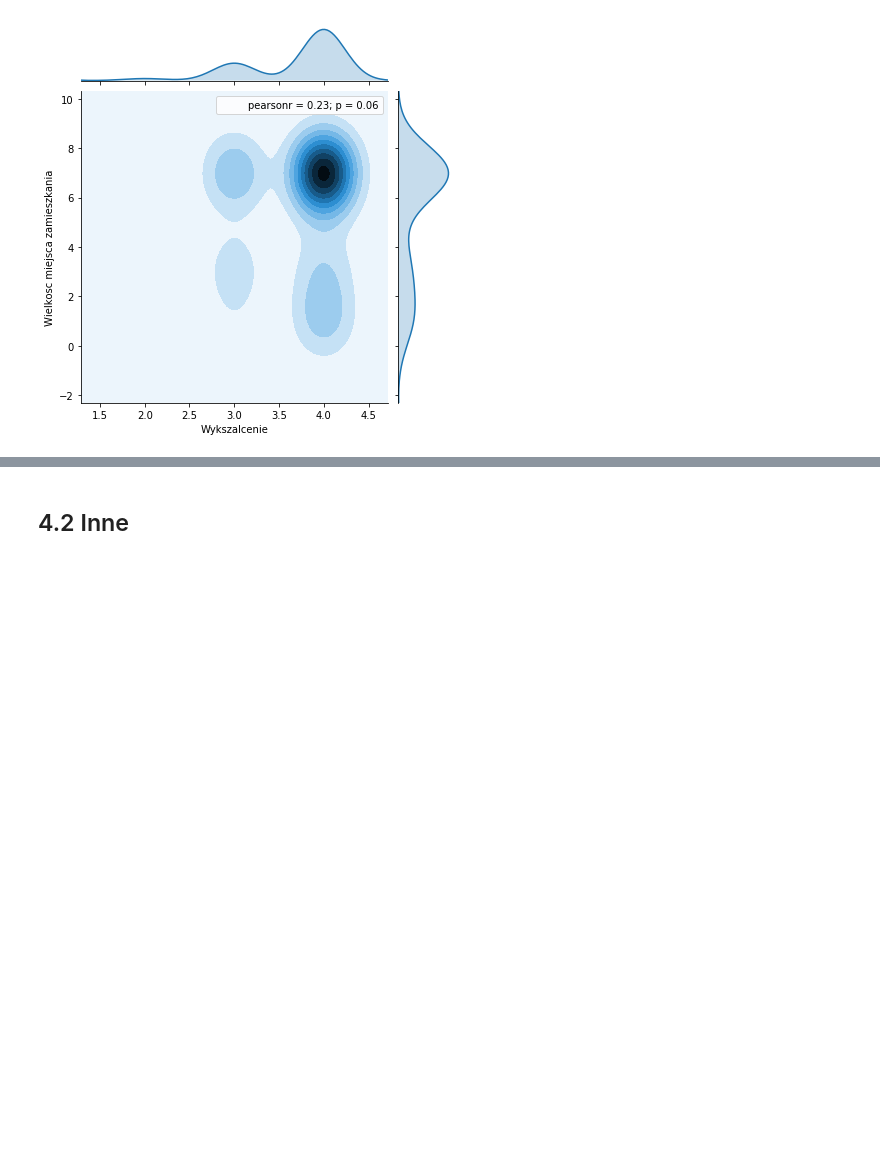
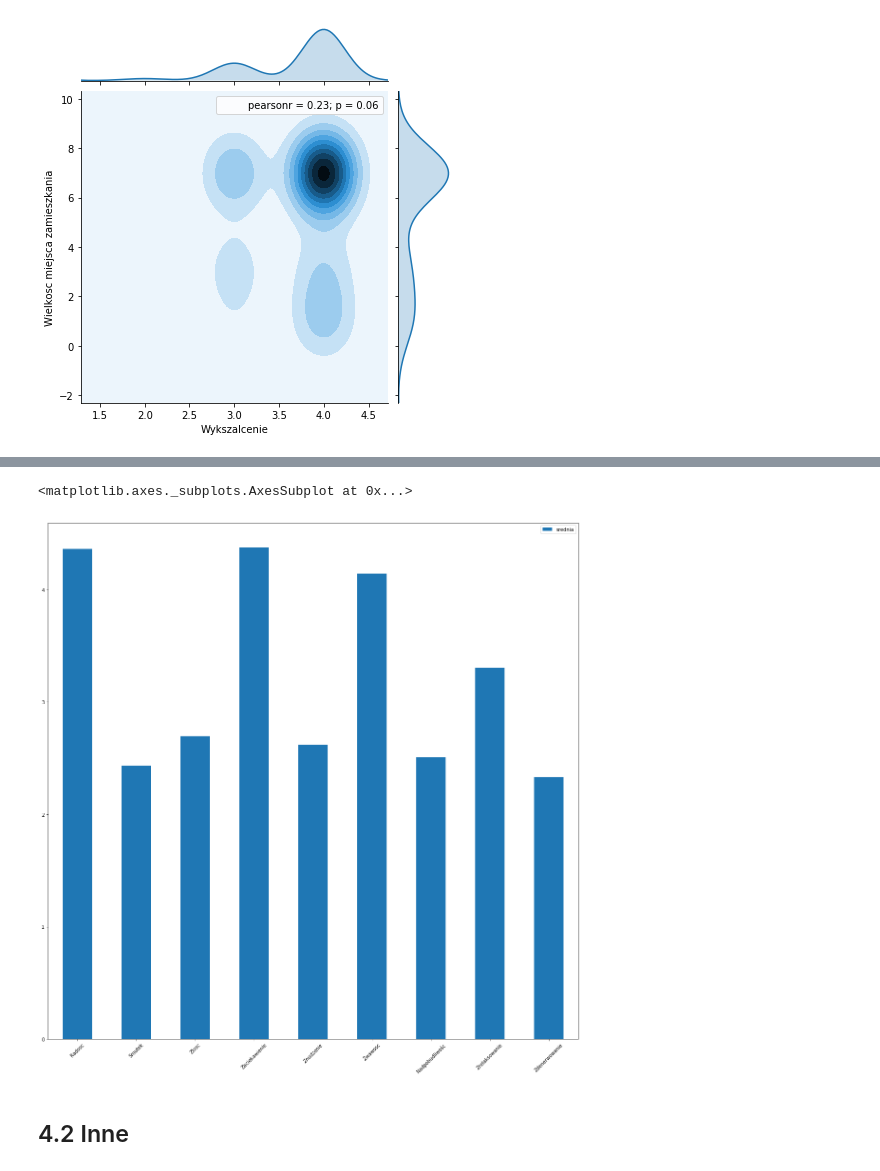
Before and after one commit to wernerolaf/WUM_projekt2, a Jupyter notebook: Prezentacja1.ipynb, the cells around one changed output, grey strips where cells are left out. Drawn from its saved outputs; the diff is of its cells as text; code cells hidden in the pictures; blank space fills up the shorter version.

```diff
--- a/Prezentacja1.ipynb
+++ b/Prezentacja1.ipynb
@@ -134,2 +138,7 @@ wyksztalcenie_miejsceZamieszkania.fig
+# %%
+feelings.plot.bar(rot=45)
+# %% [output]
+<matplotlib.axes._subplots.AxesSubplot at 0x...>
+[figure, added]
 # %% [markdown]
 ## 4.2 Inne
```
Also changed, not shown: parts of 1 cell of this notebook.
